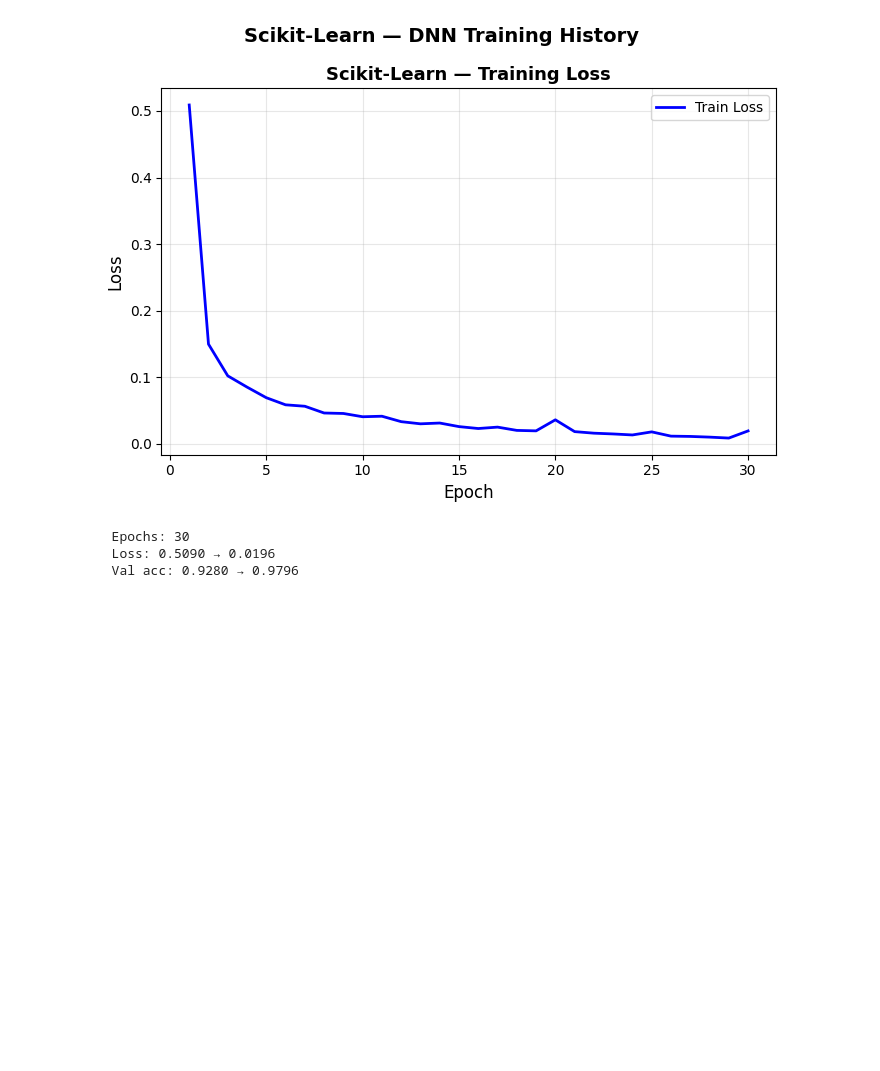
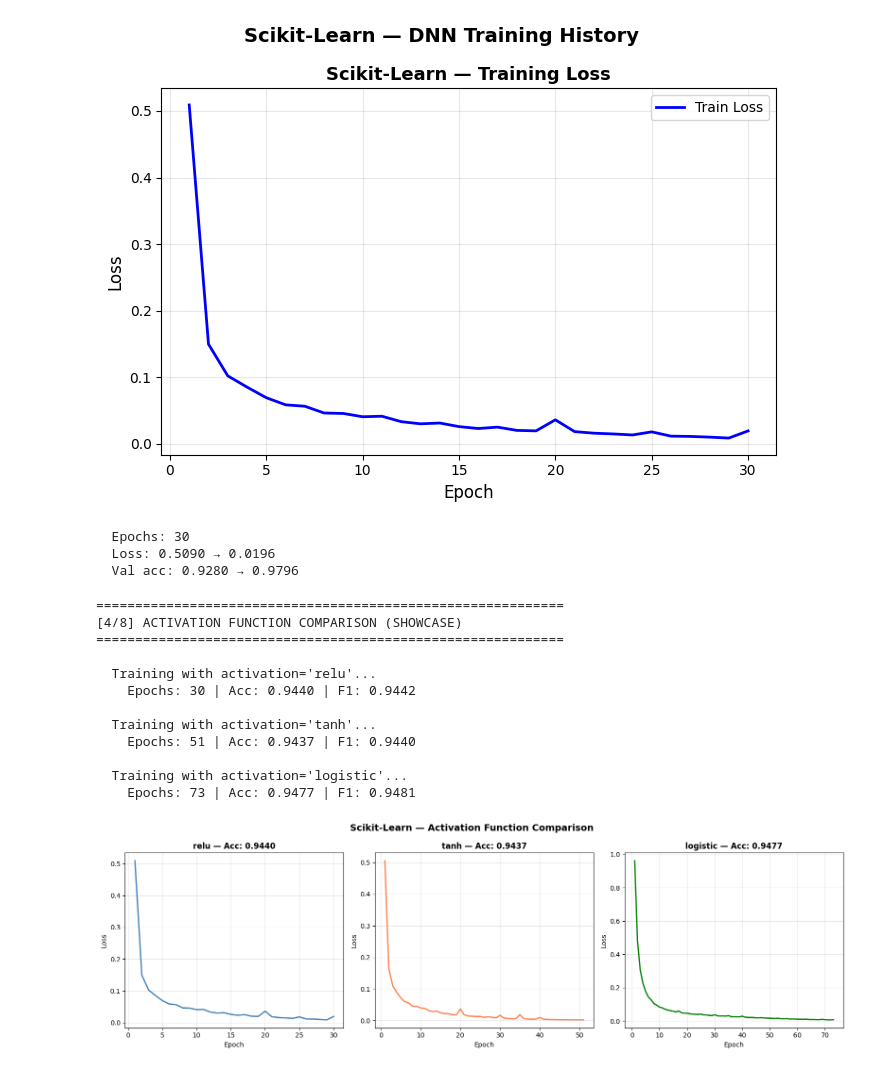
Before and after one commit to GoudyMT/ml-framework-comparison, a Jupyter notebook: Scikit-Learn/09-dnn/pipeline.ipynb, the cells around one changed output. Drawn from its saved outputs; the diff is of its cells as text; code cells hidden in the pictures; blank space fills up the shorter version.

Commit message:
feat: DNN - showcase, architecture sweep, retrain with best architecture, performance benchmarks, results saved + framework comparison

```diff
--- a/Scikit-Learn/09-dnn/pipeline.ipynb
+++ b/Scikit-Learn/09-dnn/pipeline.ipynb
@@ -147,3 +147,82 @@ print(f"  Val acc: {baseline.validation_scores_[0]:.4f} → {max(baseline.valida
   Epochs: 30
   Loss: 0.5090 → 0.0196
   Val acc: 0.9280 → 0.9796
+# %%
+# Step 4: SK showcase — activation function comparison
+
+"""
+MLPClassifier supports 3 activations: relu, tanh, logistic (sigmoid)
+This is the key architectural choice for hidden layers —
+relu is the modern default, but tanh/logistic have historical significance
+"""
+
+print("=" * 60)
+print("[4/8] ACTIVATION FUNCTION COMPARISON (SHOWCASE)")
+print("=" * 60)
+
+activations = ['relu', 'tanh', 'logistic']
+activation_results = {}
+
+for act in activations:
+    print(f"\n  Training with activation='{act}'...")
+    mlp = MLPClassifier(
+        hidden_layer_sizes=(128,),
+        activation=act,
+        solver='adam',
+        max_iter=200,
+        random_state=RANDOM_STATE,
+        early_stopping=True,
+        validation_fraction=0.1,
+        n_iter_no_change=15,
+        verbose=False
+    )
+    mlp.fit(X_train, y_train)
+    y_pred = mlp.predict(X_test)
+    metrics = evaluate_classifier(y_test, y_pred)
+
+    activation_results[act] = {
+        'accuracy': metrics['accuracy'],
+        'macro_f1': metrics['macro_f1'],
+        'epochs': mlp.n_iter_,
+        'final_loss': mlp.loss_curve_[-1],
+        'loss_curve': mlp.loss_curve_
+    }
+    print(f"    Epochs: {mlp.n_iter_} | Acc: {metrics['accuracy']:.4f} | F1: {metrics['macro_f1']:.4f}")
+
+# Plot loss curves side by side
+fig, axes = plt.subplots(1, 3, figsize=(16, 5))
+colors = {'relu': 'steelblue', 'tanh': 'coral', 'logistic': 'green'}
+
+for ax, act in zip(axes, activations):
+    r = activation_results[act]
+    ax.plot(range(1, r['epochs'] + 1), r['loss_curve'], color=colors[act], linewidth=2)
+    ax.set_xlabel('Epoch')
+    ax.set_ylabel('Loss')
+    ax.set_title(f"{act} — Acc: {r['accuracy']:.4f}", fontsize=12, fontweight='bold')
+    ax.grid(True, alpha=0.3)
+
+plt.suptitle(f'{FRAMEWORK} — Activation Function Comparison', fontsize=14, fontweight='bold')
+plt.tight_layout()
+plt.savefig(f'{RESULTS_DIR}/activation_comparison.png', dpi=150, bbox_inches='tight')
+plt.show()
+
+# Summary table
+print(f"\n  {'Activation':<12} {'Acc':>8} {'F1':>8} {'Epochs':>8} {'Final Loss':>12}")
+print(f"  {'-'*48}")
+for act in activations:
+    r = activation_results[act]
+    print(f"  {act:<12} {r['accuracy']:>8.4f} {r['macro_f1']:>8.4f} {r['epochs']:>8} {r['final_loss']:>12.4f}")
+# %% [output]
+============================================================
+[4/8] ACTIVATION FUNCTION COMPARISON (SHOWCASE)
+============================================================
+
+  Training with activation='relu'...
+    Epochs: 30 | Acc: 0.9440 | F1: 0.9442
+
+  Training with activation='tanh'...
+    Epochs: 51 | Acc: 0.9437 | F1: 0.9440
+
+  Training with activation='logistic'...
+    Epochs: 73 | Acc: 0.9477 | F1: 0.9481
+[figure, added]
```
Also changed, not shown: parts of 6 cells of this notebook, 6 other files.
